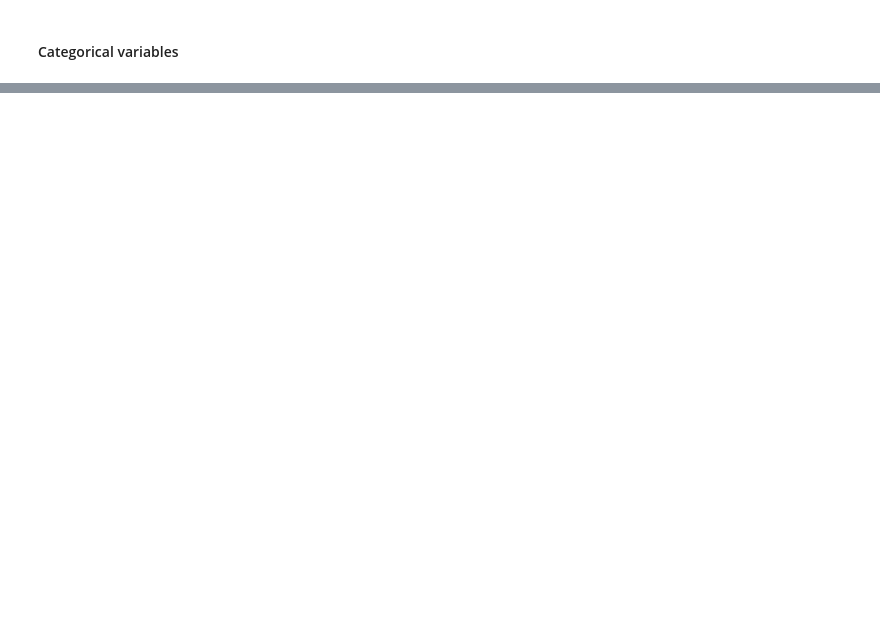
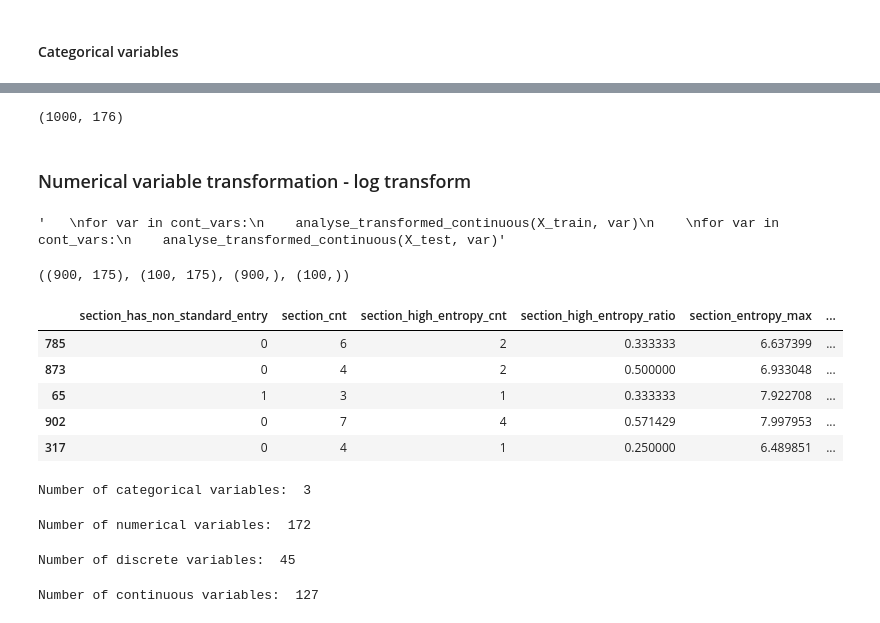
Before and after one commit to patrycjapiechowicz/cybersec, a Jupyter notebook: notebooks/part_1_feature_eingineering.ipynb, the cells around one changed output, grey strips where cells are left out. Cells and saved outputs as stored; diff of their text form; code cells hidden in the pictures; blank space fills up the shorter version.

```diff
--- a/notebooks/part_1_feature_eingineering.ipynb
+++ b/notebooks/part_1_feature_eingineering.ipynb
@@ -433,0 +297,30 @@ X_test.to_csv('xtest.csv', index=False)
+# %%
+df.shape
+# %% [output]
+(1000, 176)
+# %% [markdown]
+### Numerical variable transformation - log transform
+# %%
+#for var in cont_vars:
+ #   X_train[var] = np.log(X_train[var])
+  #  X_test[var] = np.log(X_test[var])
+"""
+for var in cont_vars:
+    analyse_transformed_continuous(X_train, var)
+
+for var in cont_vars:
+    analyse_transformed_continuous(X_test, var)"""
+# %% [output]
+'   \nfor var in cont_vars:\n    analyse_transformed_continuous(X_train, var)\n    \nfor var in cont_vars:\n    analyse_transformed_continuous(X_test, var)'
+# %%
+# Let's separate into train and test set
+# Let's set the seed
+
+X_train, X_test, y_train, y_test = train_test_split(df.drop('label', axis=1),
+                                     df['label'],
+                                     test_size=0.1,
+                                     random_state=0)
+
+X_train.shape, X_test.shape, y_train.shape, y_test.shape
+# %% [output]
+((900, 175), (100, 175), (900,), (100,))
@@ -433,0 +333,9 @@ X_test.to_csv('xtest.csv', index=False)
+# %%
+X_train.head()
+# %% [output]
+|  | section_has_non_standard_entry | section_cnt | section_high_entropy_cnt | section_high_entropy_ratio | section_entropy_max | ... |
+| 785 | 0 | 6 | 2 | 0.333333 | 6.637399 | ... |
+| 873 | 0 | 4 | 2 | 0.500000 | 6.933048 | ... |
+| 65 | 1 | 3 | 1 | 0.333333 | 7.922708 | ... |
+| 902 | 0 | 7 | 4 | 0.571429 | 7.997953 | ... |
+| 317 | 0 | 4 | 1 | 0.250000 | 6.489851 | ... |
@@ -433,0 +367,30 @@ X_test.to_csv('xtest.csv', index=False)
+# %%
+cat_vars = [var for var in X_train.columns if X_train[var].dtypes == 'O']
+
+print('Number of categorical variables: ', len(cat_vars))
+# %% [output]
+Number of categorical variables:  3
+# %%
+# make list of numerical variables
+num_vars = [var for var in X_train.columns if X_train[var].dtypes != 'O']
+
+print('Number of numerical variables: ', len(num_vars))
+# %% [output]
+Number of numerical variables:  172
+# %%
+#  let's male a list of discrete variables
+discrete_vars = [var for var in num_vars if len(
+    X_train[var].unique()) < 20]
+
+
+print('Number of discrete variables: ', len(discrete_vars))
+# %% [output]
+Number of discrete variables:  45
+# %%
+# make list of continuous variables
+cont_vars = [
+    var for var in num_vars if var not in discrete_vars]
+
+print('Number of continuous variables: ', len(cont_vars))
+# %% [output]
+Number of continuous variables:  127
```
Also changed, not shown: parts of 62 cells of this notebook.
